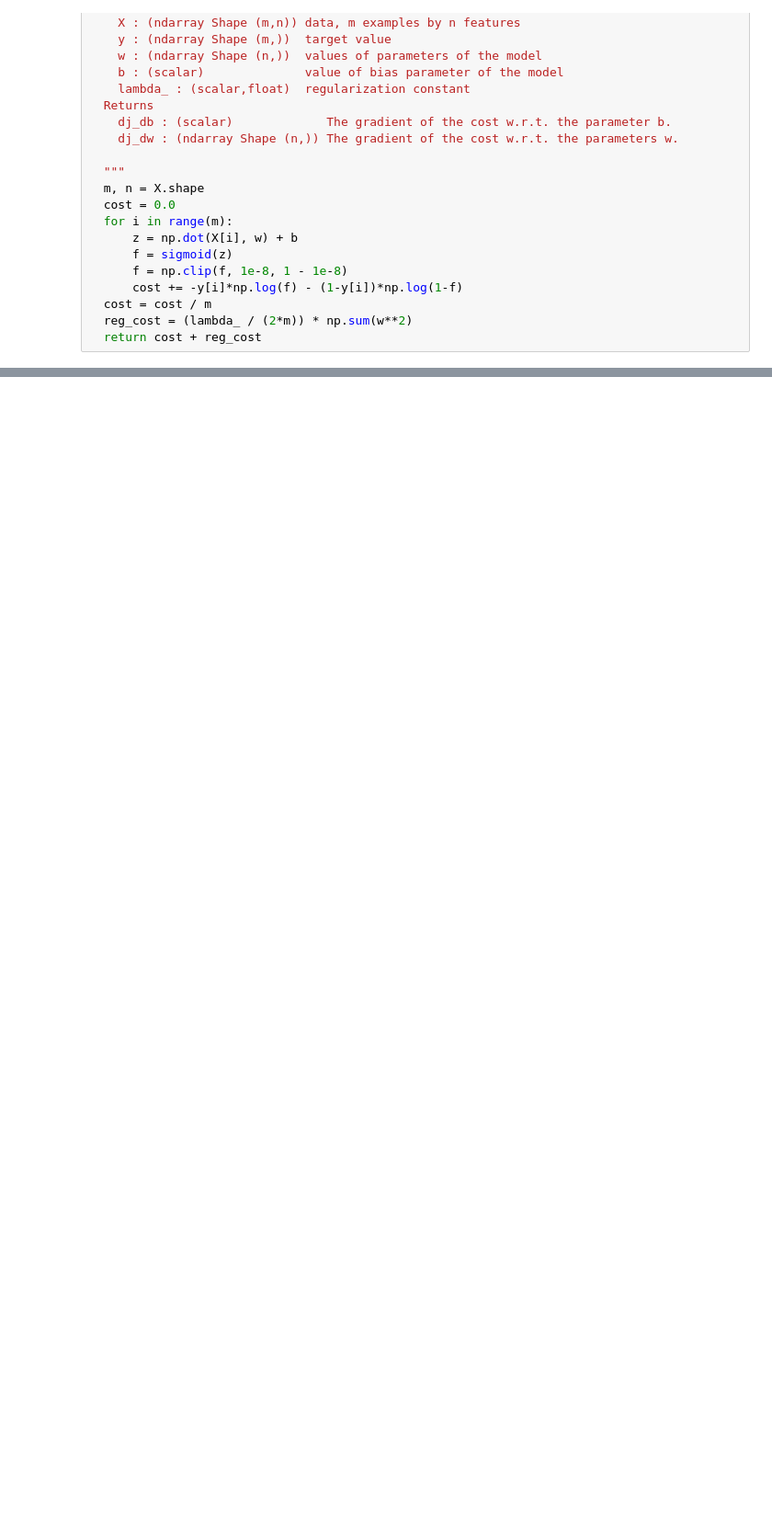
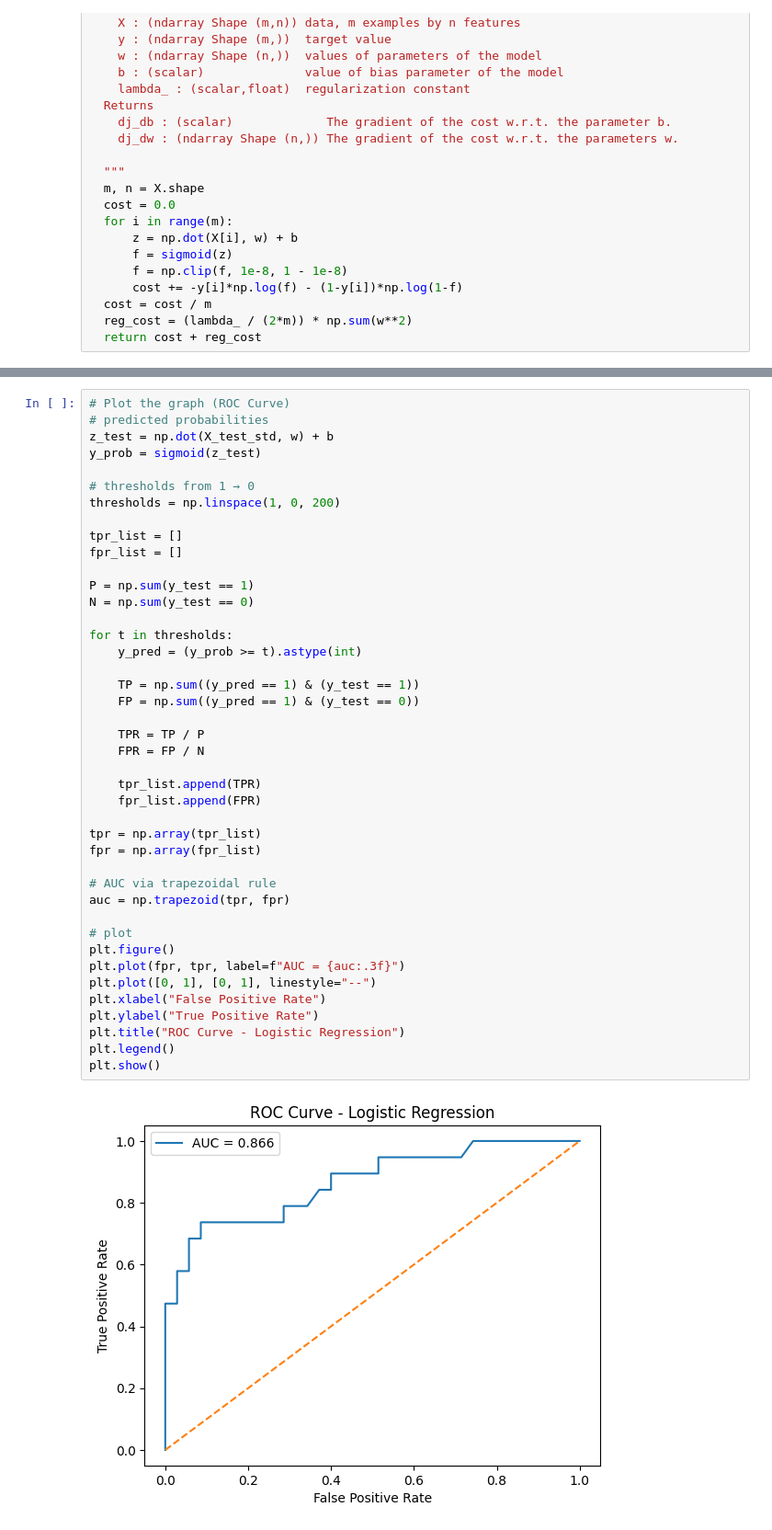
Before and after one commit to JS-codev/Machine-Learning, a Jupyter notebook: Logistic Regression/Heart Disease Predictor/Heart Disease Predictor.ipynb, the cells around one changed output, grey strips where cells are left out. Shown at 92% size. Saved outputs shown, nothing was run; the diff lists cells and outputs as text; blank space fills up the shorter version.

```diff
--- a/Logistic Regression/Heart Disease Predictor/Heart Disease Predictor.ipynb
+++ b/Logistic Regression/Heart Disease Predictor/Heart Disease Predictor.ipynb
@@ -410,0 +436,44 @@ ValueError: shapes (216,) and (13,) not aligned: 216 (dim 0) != 13 (dim 0)
+# %%
+# Plot the graph (ROC Curve)
+# predicted probabilities
+z_test = np.dot(X_test_std, w) + b
+y_prob = sigmoid(z_test)
+
+# thresholds from 1 → 0
+thresholds = np.linspace(1, 0, 200)
+
+tpr_list = []
+fpr_list = []
+
+P = np.sum(y_test == 1)
+N = np.sum(y_test == 0)
+
+for t in thresholds:
+    y_pred = (y_prob >= t).astype(int)
+
+    TP = np.sum((y_pred == 1) & (y_test == 1))
+    FP = np.sum((y_pred == 1) & (y_test == 0))
+
+    TPR = TP / P
+    FPR = FP / N
+
+    tpr_list.append(TPR)
+    fpr_list.append(FPR)
+
+tpr = np.array(tpr_list)
+fpr = np.array(fpr_list)
+
+# AUC via trapezoidal rule
+auc = np.trapezoid(tpr, fpr)
+
+# plot
+plt.figure()
+plt.plot(fpr, tpr, label=f"AUC = {auc:.3f}")
+plt.plot([0, 1], [0, 1], linestyle="--")
+plt.xlabel("False Positive Rate")
+plt.ylabel("True Positive Rate")
+plt.title("ROC Curve - Logistic Regression")
+plt.legend()
+plt.show()
+# %% [output]
+[figure, added]
```
Also changed, not shown: parts of 8 cells of this notebook.
